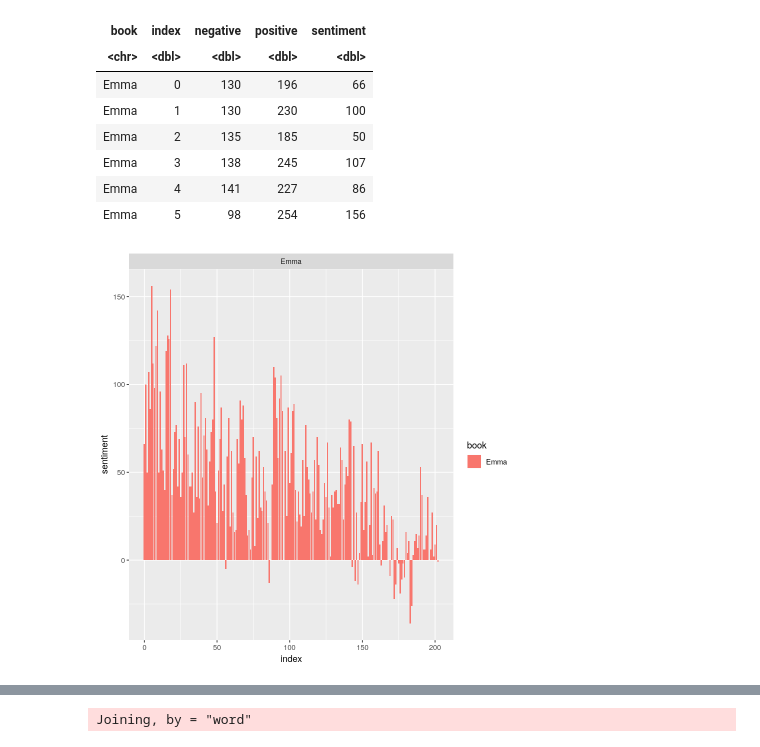
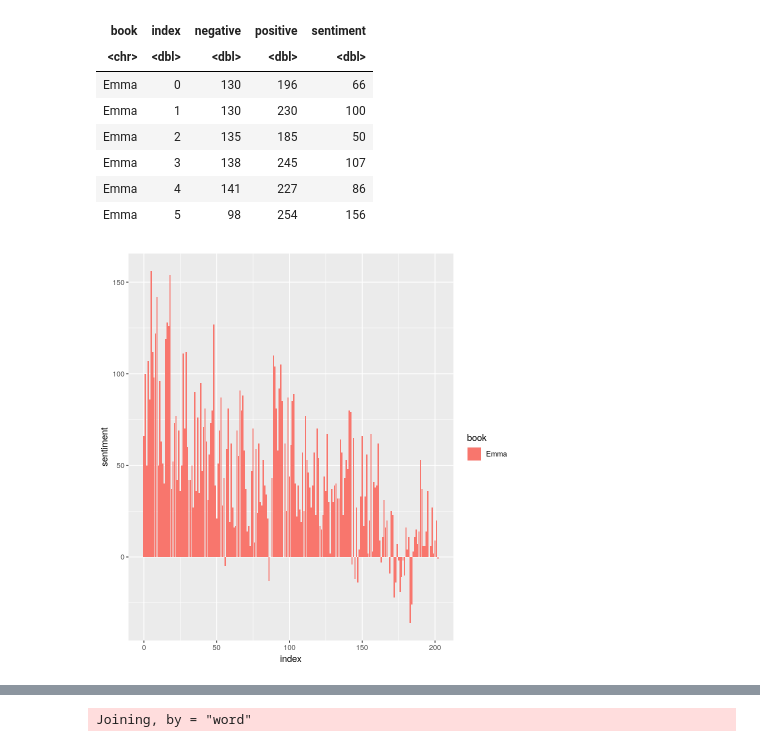
Before and after one commit to minha12/SentimentAnalysis, a Jupyter notebook: Analysis.ipynb, the cells around one changed output, grey strips where cells are left out. Cells and saved outputs as stored; diff of their text form; code cells hidden in the pictures.

```diff
--- a/Analysis.ipynb
+++ b/Analysis.ipynb
@@ -204,10 +186,10 @@ A tibble: 6 × 5
 # %%
 library(ggplot2)
 
 ggplot(Emma_sentiment, aes(index, sentiment, fill=book)) +
  # what is 'identity'
- geom_bar(stat = "identity", show.legend = TRUE) +
+ geom_bar(stat = "identity", show.legend = TRUE)
  # what does facet_wrap do, what ~book means
- facet_wrap(~book, ncol = 2, scales = "free_x")
+ # facet_wrap(~book, ncol = 2, scales = "free_x")
 # %% [output]
-[figure, old version]
+[figure, new version]
```
Also changed, not shown: parts of 22 cells of this notebook, 5 other files.
